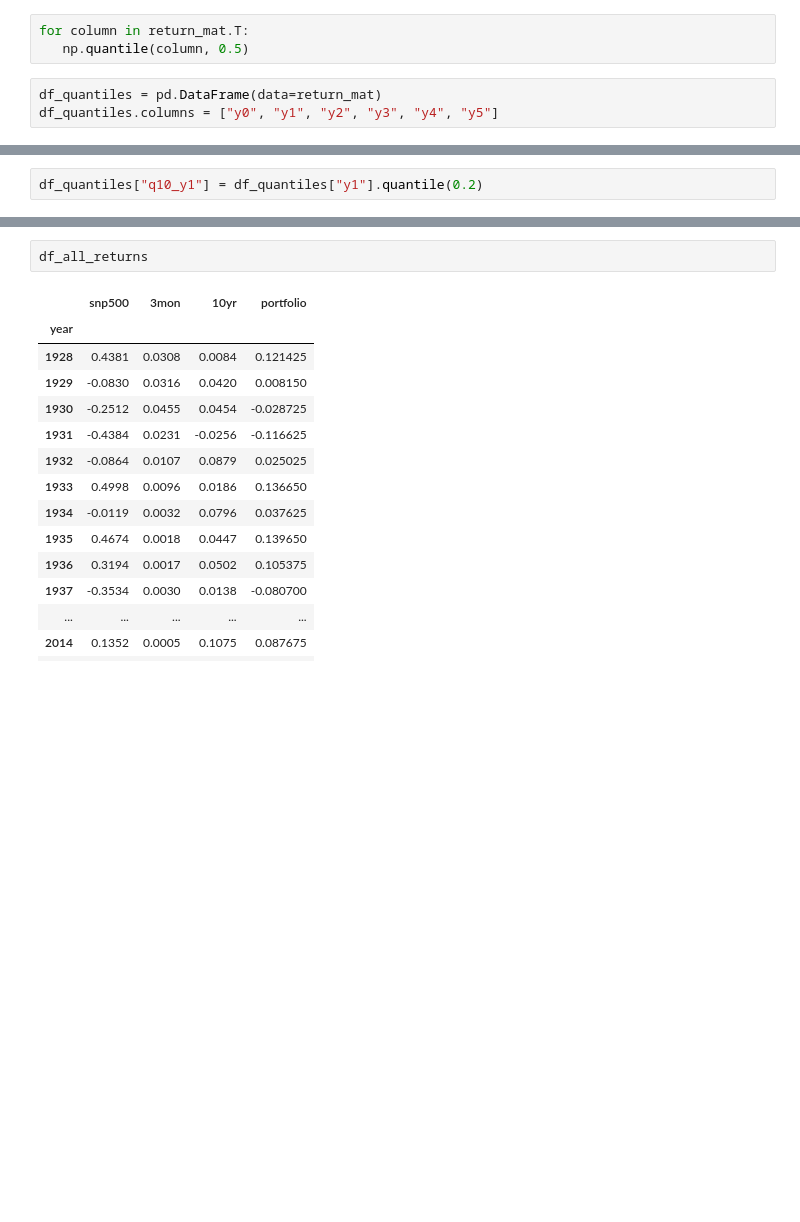
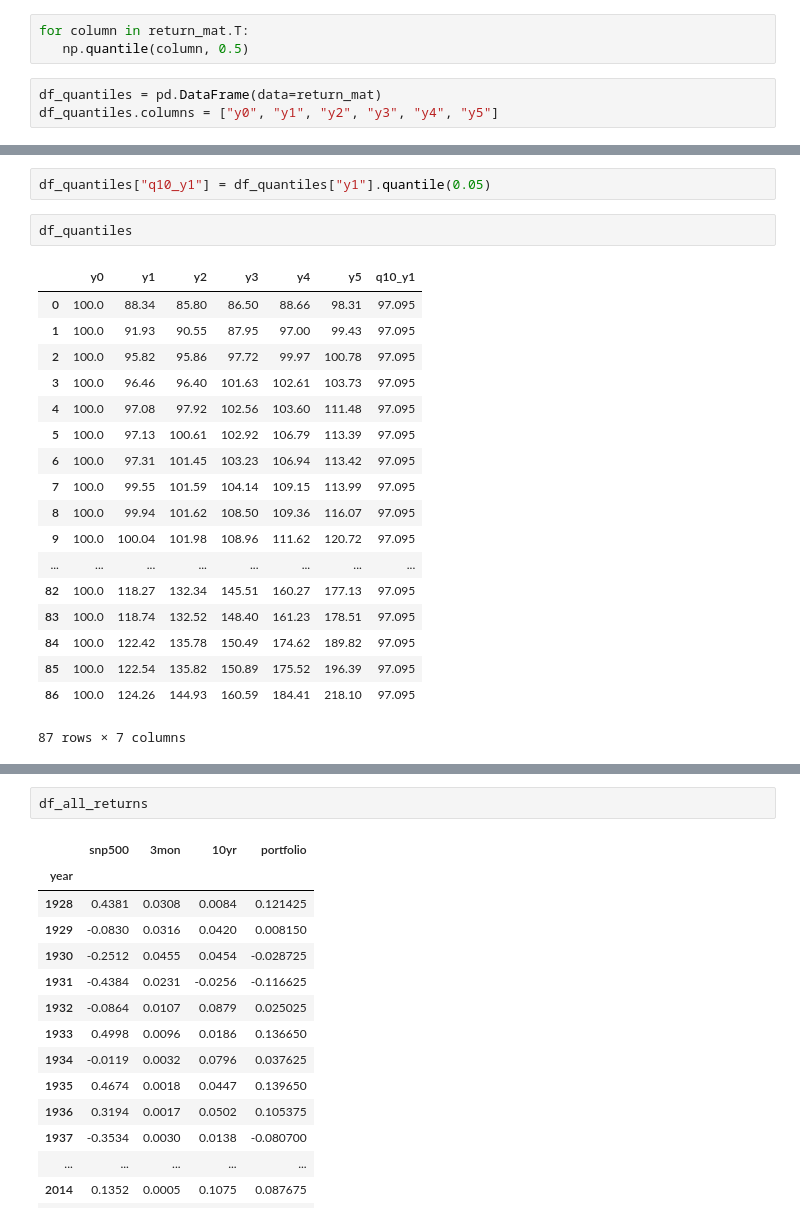
Before and after one commit to matsmaiwald/historical_asset_returns, a Jupyter notebook: Plots.ipynb, the cells around one changed output, grey strips where cells are left out. Saved outputs shown, nothing was run; the diff lists cells and outputs as text; blank space fills up the shorter version.

```diff
--- a/Plots.ipynb
+++ b/Plots.ipynb
@@ -216,2 +204,23 @@ df_quantiles.columns
 # %%
-df_quantiles["q10_y1"] = df_quantiles["y1"].quantile(0.2)
+df_quantiles["q10_y1"] = df_quantiles["y1"].quantile(0.05)
+# %%
+df_quantiles
+# %% [output]
+|  | y0 | y1 | y2 | y3 | y4 | y5 | q10_y1 |
+| 0 | 100.0 | 88.34 | 85.80 | 86.50 | 88.66 | 98.31 | 97.095 |
+| 1 | 100.0 | 91.93 | 90.55 | 87.95 | 97.00 | 99.43 | 97.095 |
+| 2 | 100.0 | 95.82 | 95.86 | 97.72 | 99.97 | 100.78 | 97.095 |
+| 3 | 100.0 | 96.46 | 96.40 | 101.63 | 102.61 | 103.73 | 97.095 |
+| 4 | 100.0 | 97.08 | 97.92 | 102.56 | 103.60 | 111.48 | 97.095 |
+| 5 | 100.0 | 97.13 | 100.61 | 102.92 | 106.79 | 113.39 | 97.095 |
+| 6 | 100.0 | 97.31 | 101.45 | 103.23 | 106.94 | 113.42 | 97.095 |
+| 7 | 100.0 | 99.55 | 101.59 | 104.14 | 109.15 | 113.99 | 97.095 |
+| 8 | 100.0 | 99.94 | 101.62 | 108.50 | 109.36 | 116.07 | 97.095 |
+| 9 | 100.0 | 100.04 | 101.98 | 108.96 | 111.62 | 120.72 | 97.095 |
+| ... | ... | ... | ... | ... | ... | ... | ... |
+| 82 | 100.0 | 118.27 | 132.34 | 145.51 | 160.27 | 177.13 | 97.095 |
+| 83 | 100.0 | 118.74 | 132.52 | 148.40 | 161.23 | 178.51 | 97.095 |
+| 84 | 100.0 | 122.42 | 135.78 | 150.49 | 174.62 | 189.82 | 97.095 |
+| 85 | 100.0 | 122.54 | 135.82 | 150.89 | 175.52 | 196.39 | 97.095 |
+| 86 | 100.0 | 124.26 | 144.93 | 160.59 | 184.41 | 218.10 | 97.095 |
+87 rows × 7 columns
```
Also changed, not shown: parts of 5 cells of this notebook.
